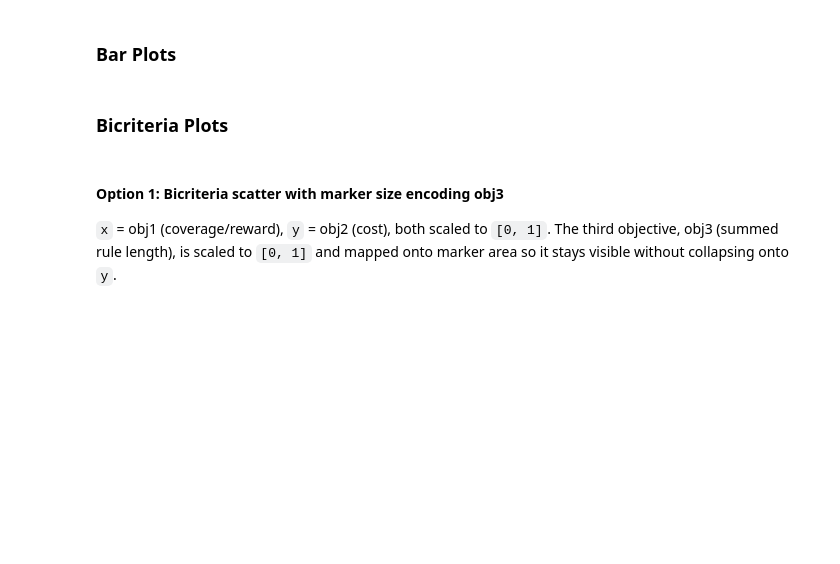
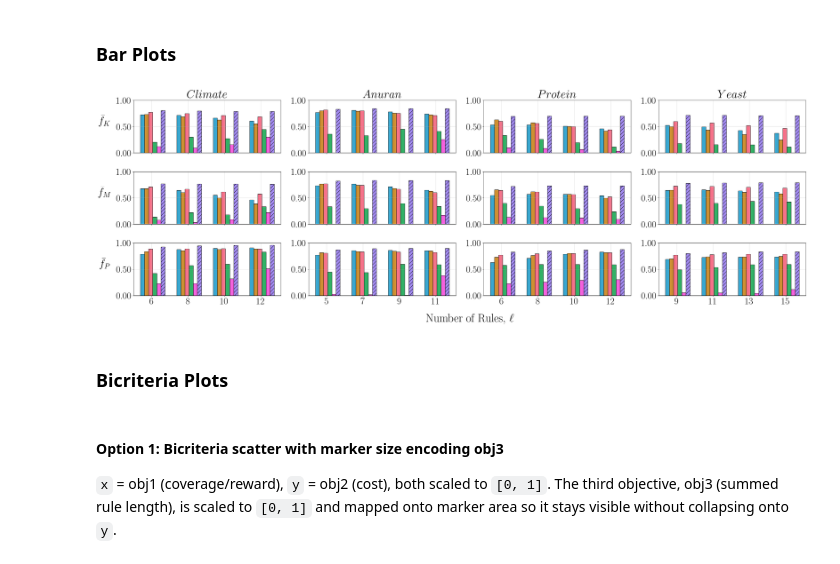
Before and after one commit to kevinqnb/interpretable-clustering, a Jupyter notebook: examples/experiments.ipynb, the cells around one changed output. Drawn from its saved outputs; the diff is of its cells as text; code cells hidden in the pictures; blank space fills up the shorter version.

```diff
--- a/examples/experiments.ipynb
+++ b/examples/experiments.ipynb
@@ -618,6 +636,7 @@ for i, (dataset, objective_result_dict) in enumerate(bar_dict.items()):
         obj_rng = obj_max - obj_min
         pad = 0.01 * obj_rng
         y_lo, y_hi, yticks = nice_lim_for_3_ticks(obj_min - pad, obj_max + pad, clip=(0, 1.0))
+        y_lo = 0.5
         ax[j,i].set_ylim(y_lo, y_hi)
         ax[j,i].set_yticks(yticks)
         ax[j,i].yaxis.set_major_formatter(FormatStrFormatter('%.2f'))
@@ -626,33 +645,35 @@ for i, (dataset, objective_result_dict) in enumerate(bar_dict.items()):
         ax[j,i].set_xticks(x.astype(int) + (len(module_result_dict)-1) * 0.2 / 2)
         if j != len(objective_names) - 1:
             ax[j,i].set_xticklabels([])
         else:
             ax[j,i].set_xticklabels([str(int(val)) for val in x.astype(int)])
 
         # Y-label with objective
         if i == 0:
             ax[j,i].set_ylabel(
                 rf"$\bar{{f}}_{function_name_dict[j]}$", rotation=0, labelpad=40, fontsize = 36
             )
 
         # Title with dataset name
         if j == 0:
             ax[j,i].set_title(rf"${dataset.capitalize()}$")
 
         # Gridlines:
         ax[j,i].grid(which='major', linestyle='-', linewidth=0.8, alpha = 0.5)
         ax[j,i].axhline(0.0, color="black", linewidth=2.0, alpha=0.7)
 
 
 #fig.supylabel(r"$\bar{f}(\mathcal{D})$", x=0.02, rotation = 0)
 fig.supxlabel(r"Number of Rules, $\ell$", y=0.05, x = 0.525)
 plt.tight_layout()
 
 #plt.savefig(
 #    "../figures/experiments/objectives.pdf",
 #    bbox_inches='tight',
 #    dpi=300
 #)
+# %% [output]
+[figure, added]
 # %%
 # Create a separate legend for the bar plot with hatch patterns
 import matplotlib.patches as mpatches
```
Also changed, not shown: parts of 6 cells of this notebook, 8 other files.
